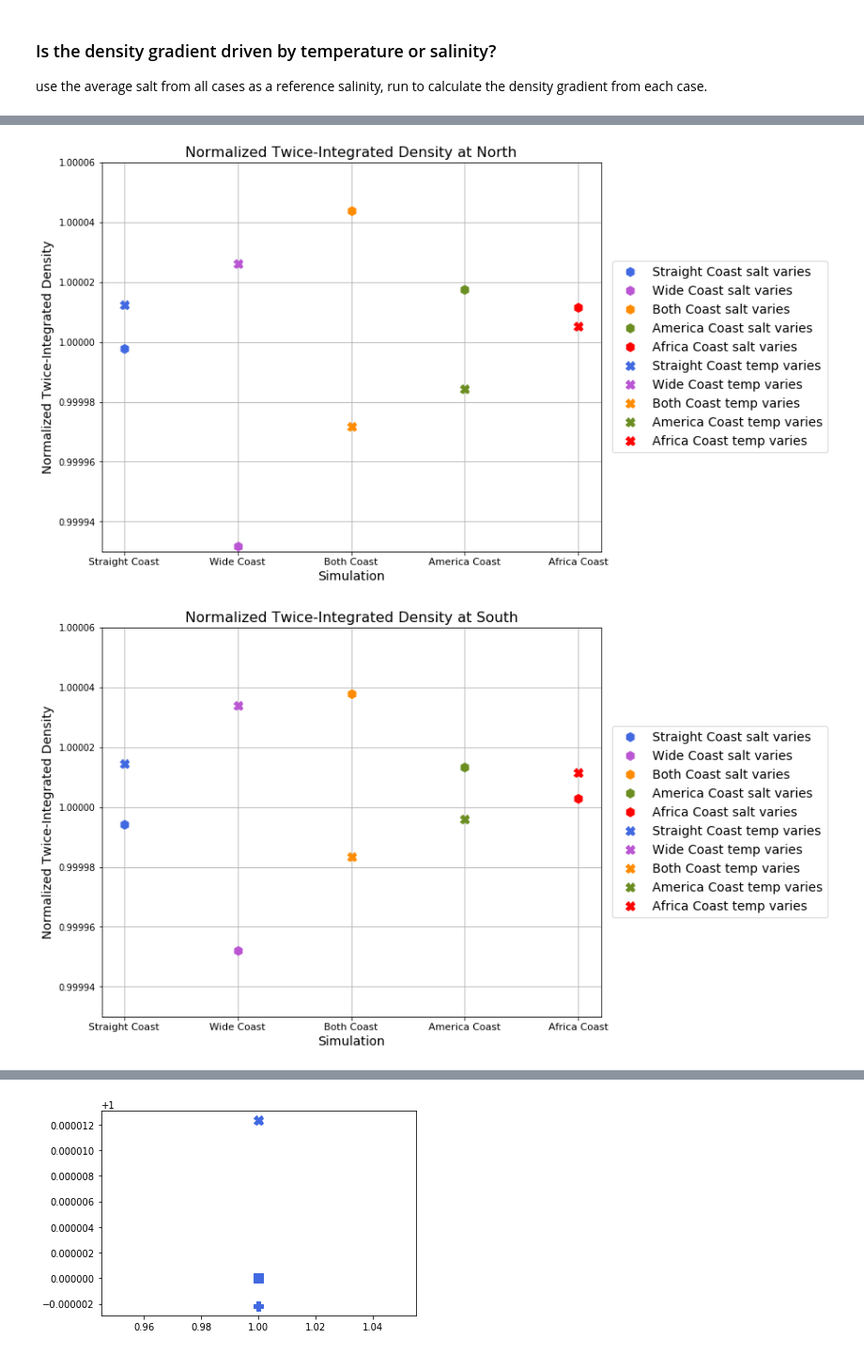
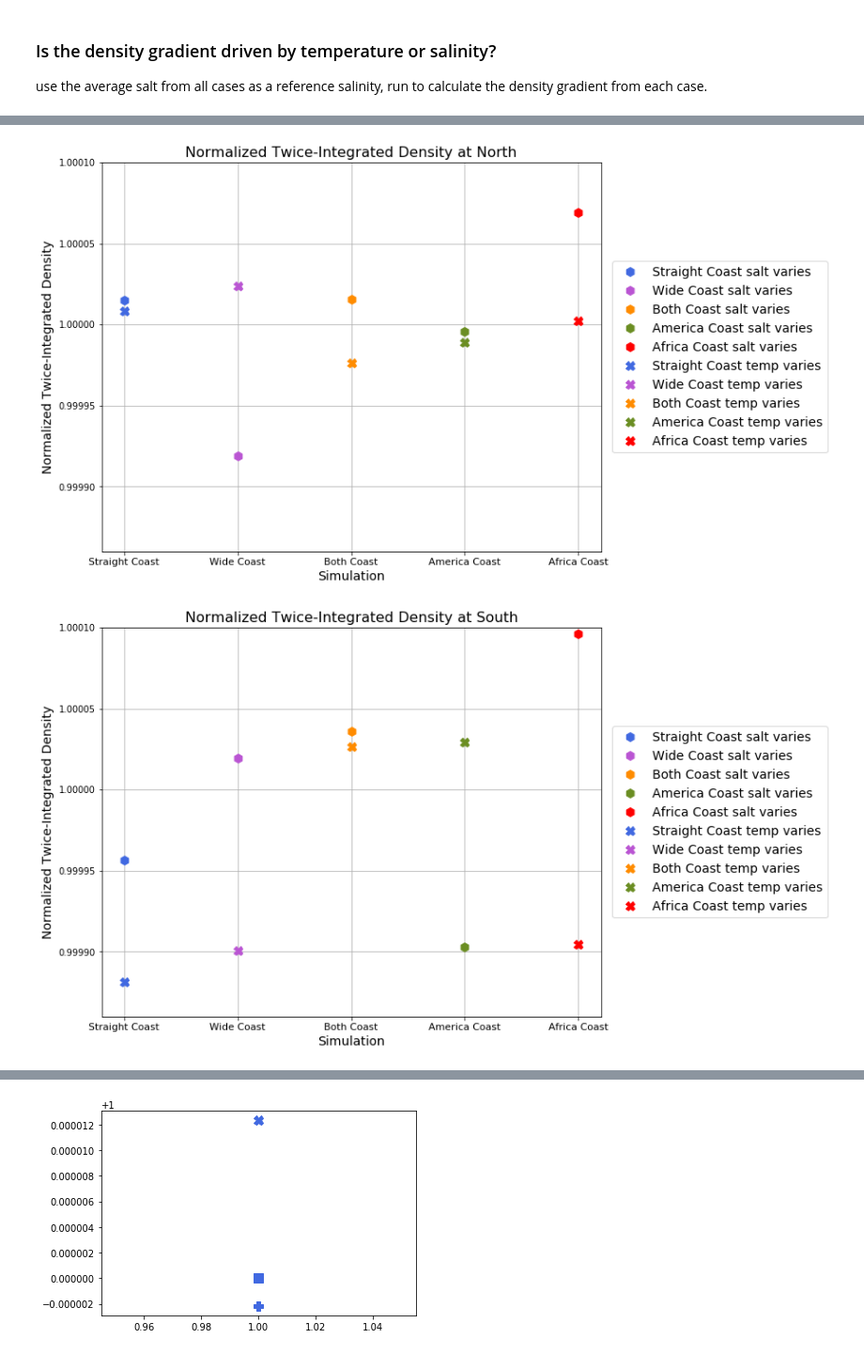
Before and after one commit to s-ragen/AQUA_CODE, a Jupyter notebook: scalings_wright_eos-Copy1.ipynb, the cells around one changed output, grey strips where cells are left out. Shown at 94% size. Saved outputs shown, nothing was run; the diff lists cells and outputs as text; code cells hidden in the pictures.

```diff
--- a/scalings_wright_eos-Copy1.ipynb
+++ b/scalings_wright_eos-Copy1.ipynb
@@ -1580,36 +1599,36 @@ delta_rho_salt_af = delta_rho_salt_af_tmp.mean(dim='yh').mean(dim='xh')
 # %%
 # Northern point density double integral using reference salinity, varying temp
 
-rho_salt_north_dint_straight, rho_salt_n_dint_straight_zl = double_integration(rho_salt_north_straight, Lx_straight)
+rho_salt_north_dint_straight, rho_salt_n_dint_straight_zl = double_integration(rho_salt_north_straight[::-1])
 rho_n_dint_salt_straight = rho_salt_north_dint_straight.sel(zl=Psi_max_depth_straight)
 
-rho_salt_north_dint_wide, rho_salt_n_dint_wide_zl = double_integration(rho_salt_north_wide, Lx_wide)
+rho_salt_north_dint_wide, rho_salt_n_dint_wide_zl = double_integration(rho_salt_north_wide[::-1])
 rho_n_dint_salt_wide = rho_salt_north_dint_wide.sel(zl=Psi_max_depth_wide)
 
-rho_salt_north_dint_both, rho_salt_n_dint_both_zl = double_integration(rho_salt_north_both, Lx_both)
+rho_salt_north_dint_both, rho_salt_n_dint_both_zl = double_integration(rho_salt_north_both[::-1])
 rho_n_dint_salt_both = rho_salt_north_dint_both.sel(zl=Psi_max_depth_both)
 
-rho_salt_north_dint_am, rho_salt_n_dint_am_zl = double_integration(rho_salt_north_am, Lx_am)
+rho_salt_north_dint_am, rho_salt_n_dint_am_zl = double_integration(rho_salt_north_am[::-1])
 rho_n_dint_salt_am = rho_salt_north_dint_am.sel(zl=Psi_max_depth_am)
 
-rho_salt_north_dint_af, rho_salt_n_dint_af_zl = double_integration(rho_salt_north_af, Lx_af)
+rho_salt_north_dint_af, rho_salt_n_dint_af_zl = double_integration(rho_salt_north_af[::-1])
 rho_n_dint_salt_af = rho_salt_north_dint_af.sel(zl=Psi_max_depth_af)
 
 # Southern point density double integral using reference salinity, varying temp
 
-rho_salt_south_dint_straight, rho_salt_s_dint_straight_zl = double_integration(rho_salt_south_straight, Lx_straight)
+rho_salt_south_dint_straight, rho_salt_s_dint_straight_zl = double_integration(rho_salt_south_straight[::-1])
 rho_s_dint_salt_straight = rho_salt_south_dint_straight.sel(zl=Psi_max_depth_straight)
 
-rho_salt_south_dint_wide, rho_salt_s_dint_wide_zl = double_integration(rho_salt_south_wide, Lx_wide)
+rho_salt_south_dint_wide, rho_salt_s_dint_wide_zl = double_integration(rho_salt_south_wide[::-1])
 rho_s_dint_salt_wide = rho_salt_south_dint_wide.sel(zl=Psi_max_depth_wide)
 
-rho_salt_south_dint_both, rho_salt_s_dint_both_zl = double_integration(rho_salt_south_both, Lx_both)
+rho_salt_south_dint_both, rho_salt_s_dint_both_zl = double_integration(rho_salt_south_both[::-1])
 rho_s_dint_salt_both = rho_salt_south_dint_both.sel(zl=Psi_max_depth_both)
 
-rho_salt_south_dint_am, rho_salt_s_dint_am_zl = double_integration(rho_salt_south_am, Lx_am)
+rho_salt_south_dint_am, rho_salt_s_dint_am_zl = double_integration(rho_salt_south_am[::-1])
 rho_s_dint_salt_am = rho_salt_south_dint_am.sel(zl=Psi_max_depth_am)
 
-rho_salt_south_dint_af, rho_salt_s_dint_af_zl = double_integration(rho_salt_south_af, Lx_af)
+rho_salt_south_dint_af, rho_salt_s_dint_af_zl = double_integration(rho_salt_south_af[::-1])
 rho_s_dint_salt_af = rho_salt_south_dint_af.sel(zl=Psi_max_depth_af)
 # %%
 fig, ax = plt.subplots(figsize=(10,8))
@@ -1780,31 +1818,32 @@ plt.show()
 # %%
 fig, ax = plt.subplots(figsize=(10,8))
-ax.plot(1, rho_n_dint_temp_straight/rho_north_dint_straight,
+ax.plot(1, rho_n_dint_temp_straight.mean(dim='yh').mean(dim='xh')/rho_north_dint_straight,
         'h', color='royalblue', markersize=10, label='{} salt varies'.format(case_straight))
-ax.plot(2, rho_n_dint_temp_wide/rho_north_dint_wide,
+ax.plot(2, rho_n_dint_temp_wide.mean(dim='yh').mean(dim='xh')/rho_north_dint_wide,
         'h', color='mediumorchid', markersize=10, label='{} salt varies'.format(case_wide))
-ax.plot(3, rho_n_dint_temp_both/rho_north_dint_both,
+ax.plot(3, rho_n_dint_temp_both.mean(dim='yh').mean(dim='xh')/rho_north_dint_both,
         'h', color='darkorange', markersize=10, label='{} salt varies'.format(case_both))
-ax.plot(4, rho_n_dint_temp_am/rho_north_dint_am,
+ax.plot(4, rho_n_dint_temp_am.mean(dim='yh').mean(dim='xh')/rho_north_dint_am,
         'h', color='olivedrab', markersize=10, label='{} salt varies'.format(case_am))
-ax.plot(5, rho_n_dint_temp_af/rho_north_dint_af,
+ax.plot(5, rho_n_dint_temp_af.mean(dim='yh').mean(dim='xh')/rho_north_dint_af,
         'h', color='r', markersize=10, label='{} salt varies'.format(case_af))
 
-ax.plot(1, rho_n_dint_salt_straight/rho_north_dint_straight,
+ax.plot(1, rho_n_dint_salt_straight.mean(dim='yh').mean(dim='xh')/rho_north_dint_straight,
         'X', color='royalblue', markersize=10, label='{} temp varies'.format(case_straight))
-ax.plot(2, rho_n_dint_salt_wide/rho_north_dint_wide,
+ax.plot(2, rho_n_dint_salt_wide.mean(dim='yh').mean(dim='xh')/rho_north_dint_wide,
         'X', color='mediumorchid', markersize=10, label='{} temp varies'.format(case_wide))
-ax.plot(3, rho_n_dint_salt_both/rho_north_dint_both,
+ax.plot(3, rho_n_dint_salt_both.mean(dim='yh').mean(dim='xh')/rho_north_dint_both,
         'X', color='darkorange', markersize=10, label='{} temp varies'.format(case_both))
-ax.plot(4, rho_n_dint_salt_am/rho_north_dint_am,
+ax.plot(4, rho_n_dint_salt_am.mean(dim='yh').mean(dim='xh')/rho_north_dint_am,
         'X', color='olivedrab', markersize=10, label='{} temp varies'.format(case_am))
-ax.plot(5, rho_n_dint_salt_af/rho_north_dint_af,
+ax.plot(5, rho_n_dint_salt_af.mean(dim='yh').mean(dim='xh')/rho_north_dint_af,
         'X', color='r', markersize=10, label='{} temp varies'.format(case_af))
 
 # ax.plot([1036,1038],[1036,1038], color='gray', linestyle='dashed')
 
 plt.grid()
-plt.ylim([0.99993,1.00006]), plt.gca().ticklabel_format(axis='both', style='plain', useOffset=False)
+ax.ticklabel_format(useOffset=False)
+plt.ylim([0.99986,1.00010]) #, plt.gca().ticklabel_format(axis='both', style='plain', useOffset=False)
 # plt.xlim([1036.84,1037.14])
 plt.ylabel('Normalized Twice-Integrated Density', fontsize=14)
 plt.title('Normalized Twice-Integrated Density at North', fontsize=16)
@@ -1812,46 +1851,46 @@ plt.xlabel('Simulation', fontsize=14)
 plt.legend(bbox_to_anchor=(1.01,0.5), loc="center left", fontsize=14)
 plt.xticks([1,2,3,4,5], (case_straight, case_wide, case_both, case_am, case_af), fontsize=11)
 plt.show()
 
 
 fig, ax = plt.subplots(figsize=(10,8))
-ax.plot(1, rho_s_dint_temp_straight/rho_south_dint_straight,
+ax.plot(1, rho_s_dint_temp_straight.mean(dim='yh').mean(dim='xh')/rho_south_dint_straight,
         'h', color='royalblue', markersize=10, label='{} salt varies'.format(case_straight))
-ax.plot(2, rho_s_dint_temp_wide/rho_south_dint_wide,
+ax.plot(2, rho_s_dint_temp_wide.mean(dim='yh').mean(dim='xh')/rho_south_dint_wide,
         'h', color='mediumorchid', markersize=10, label='{} salt varies'.format(case_wide))
-ax.plot(3, rho_s_dint_temp_both/rho_south_dint_both,
+ax.plot(3, rho_s_dint_temp_both.mean(dim='yh').mean(dim='xh')/rho_south_dint_both,
         'h', color='darkorange', markersize=10, label='{} salt varies'.format(case_both))
-ax.plot(4, rho_s_dint_temp_am/rho_south_dint_am,
+ax.plot(4, rho_s_dint_temp_am.mean(dim='yh').mean(dim='xh')/rho_south_dint_am,
         'h', color='olivedrab', markersize=10, label='{} salt varies'.format(case_am))
-ax.plot(5, rho_s_dint_temp_af/rho_south_dint_af,
+ax.plot(5, rho_s_dint_temp_af.mean(dim='yh').mean(dim='xh')/rho_south_dint_af,
         'h', color='r', markersize=10, label='{} salt varies'.format(case_af))
 
-ax.plot(1, rho_s_dint_salt_straight/rho_south_dint_straight,
+ax.plot(1, rho_s_dint_salt_straight.mean(dim='yh').mean(dim='xh')/rho_south_dint_straight,
         'X', color='royalblue', markersize=10, label='{} temp varies'.format(case_straight))
-ax.plot(2, rho_s_dint_salt_wide/rho_south_dint_wide,
+ax.plot(2, rho_s_dint_salt_wide.mean(dim='yh').mean(dim='xh')/rho_south_dint_wide,
         'X', color='mediumorchid', markersize=10, label='{} temp varies'.format(case_wide))
-ax.plot(3, rho_s_dint_salt_both/rho_south_dint_both,
+ax.plot(3, rho_s_dint_salt_both.mean(dim='yh').mean(dim='xh')/rho_south_dint_both,
         'X', color='darkorange', markersize=10, label='{} temp varies'.format(case_both))
-ax.plot(4, rho_s_dint_salt_am/rho_south_dint_am,
+ax.plot(4, rho_s_dint_salt_am.mean(dim='yh').mean(dim='xh')/rho_south_dint_am,
         'X', color='olivedrab', markersize=10, label='{} temp varies'.format(case_am))
-ax.plot(5, rho_s_dint_salt_af/rho_south_dint_af,
+ax.plot(5, rho_s_dint_salt_af.mean(dim='yh').mean(dim='xh')/rho_south_dint_af,
         'X', color='r', markersize=10, label='{} temp varies'.format(case_af))
 
 # ax.plot([1034,1036],[1034,1036], color='gray', linestyle='dashed')
 
 plt.grid()
-plt.ylim([0.99993,1.00006])
+plt.ylim([0.99986,1.00010])
 # plt.xlim([1035.01,1035.31])
 ax.ticklabel_format(useOffset=False)
 plt.ylabel('Normalized Twice-Integrated Density', fontsize=14)
 plt.title('Normalized Twice-Integrated Density at South', fontsize=16)
 plt.xlabel('Simulation', fontsize=14)
 plt.legend(bbox_to_anchor=(1.01,0.5), loc="center left", fontsize=14)
 plt.xticks([1,2,3,4,5], (case_straight, case_wide, case_both, case_am, case_af), fontsize=11)
 plt.show()
 # %% [output]
-[figure, old version]
+[figure, new version]
-[figure, old version]
+[figure, new version]
 # %%
 # Northern point temp double integral
 temp_north_straight = dy_straight.thetao.sel(xh=slice(252,255)).sel(yh=slice(58,61)).mean(dim='time')
```
Also changed, not shown: parts of 29 cells of this notebook, 4 other files.
